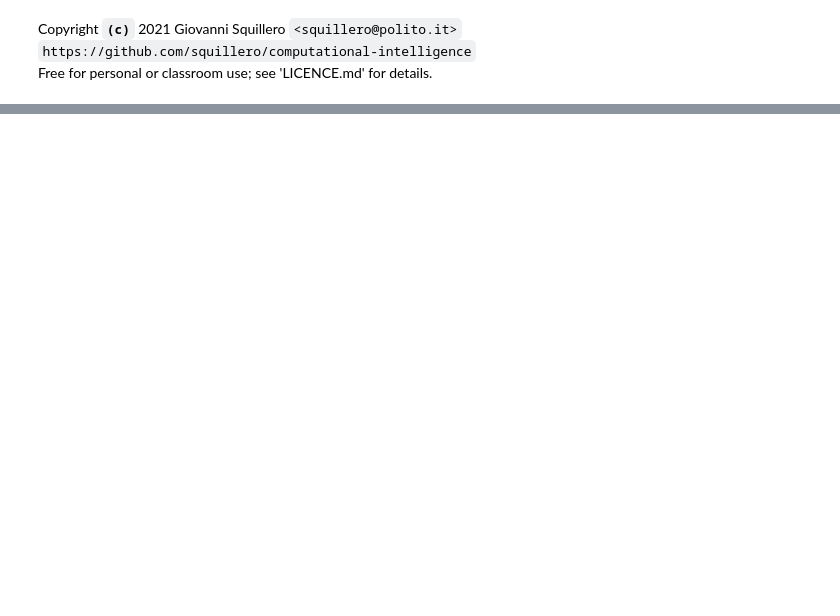
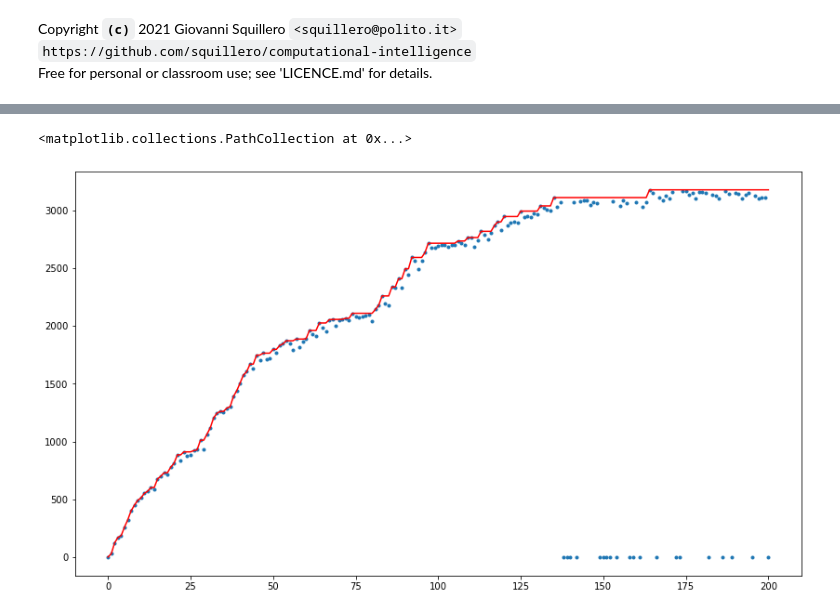
Before and after one commit to squillero/computational-intelligence, a Jupyter notebook: hill-climbing.ipynb, the cells around one changed output, grey strips where cells are left out. Drawn from its saved outputs; the diff is of its cells as text; code cells hidden in the pictures; blank space fills up the shorter version.

```diff
--- a/hill-climbing.ipynb
+++ b/hill-climbing.ipynb
@@ -53,0 +40,7 @@ for n in tqdm(range(1, 200+1)):
+# %%
+plt.figure(figsize=(14, 8))
+plt.plot(range(len(history)), [max(history[:i+1]) for i in range(len(history))], color='red')
+plt.scatter(range(len(history)), history, marker='.')
+# %% [output]
+<matplotlib.collections.PathCollection at 0x...>
+[figure, added]
```
Also changed, not shown: parts of 6 cells of this notebook.
